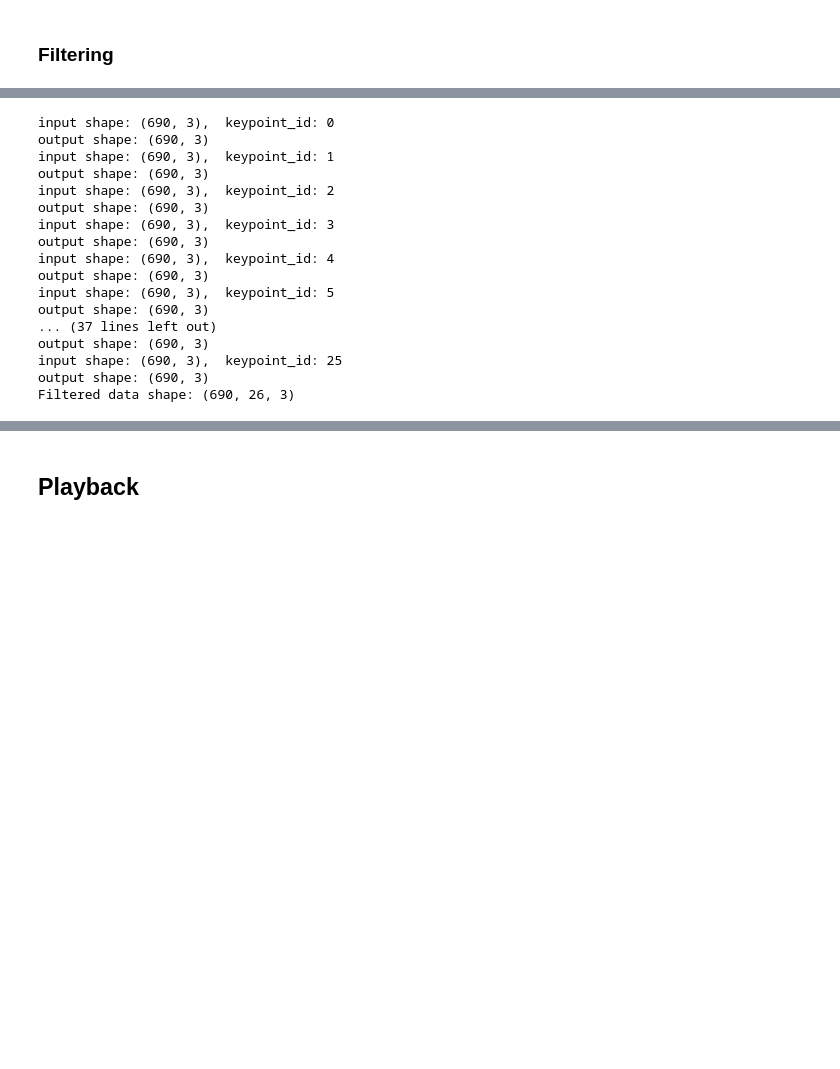
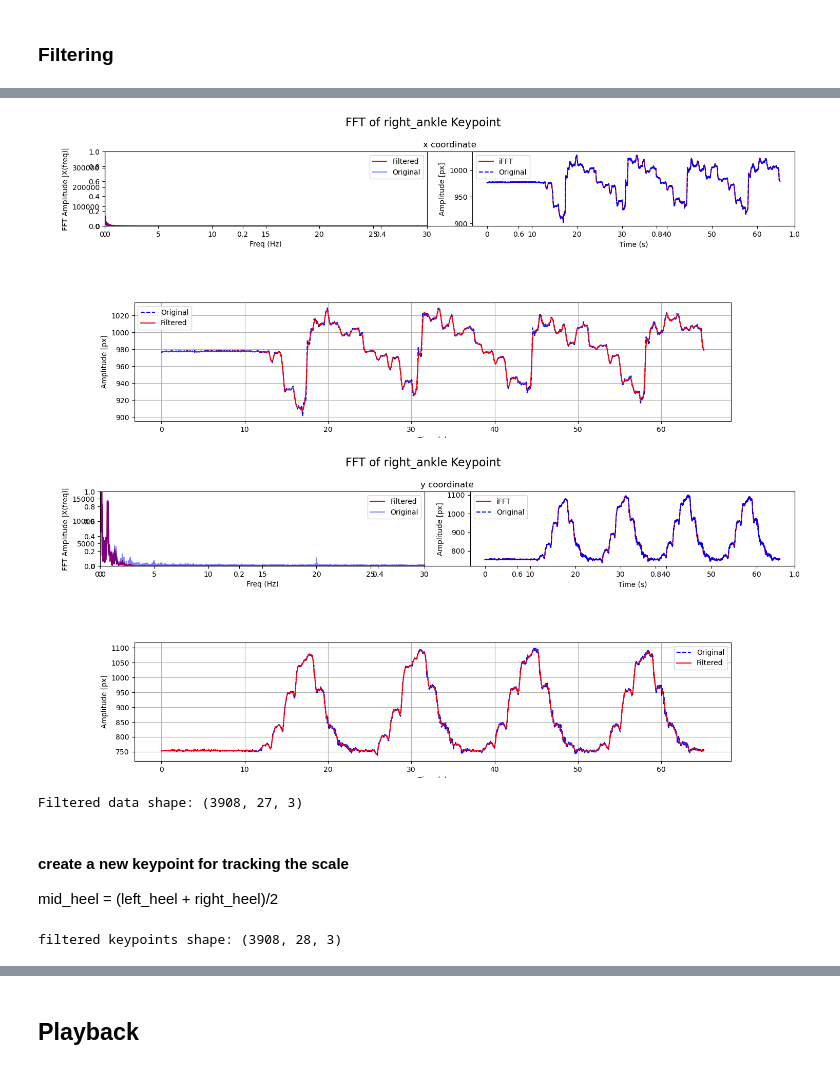
Before and after one commit to MateUnger/StereoVision, a Jupyter notebook: filter_keypoints.ipynb, the cells around one changed output, grey strips where cells are left out. Cells and saved outputs as stored; diff of their text form; code cells hidden in the pictures; blank space fills up the shorter version.

```diff
--- a/filter_keypoints.ipynb
+++ b/filter_keypoints.ipynb
@@ -8,9 +8,14 @@ from numpy.fft import fft, ifft
 from scipy.signal import butter
 from scipy import signal as sp_signal
 import matplotlib as mpl
-mpl.rcParams['figure.dpi'] = 300
+# mpl.rcParams['figure.dpi'] = 300
+# interactive matplotlib in jupyter
+%matplotlib ipympl
 # %%
-filename = 'ken_walking_front_short'
-keypoints_over_time = np.load(f'./saved_coords/validation_test/{filename}.npy')
-keypoints_over_time.shape
+filename = '43916681'
+loaded_data = np.load(f'./stereo_videos/validation_test/{filename}_depth.npz')
+keypoints_over_time = loaded_data['pose_data']
+kpt_labels = loaded_data['kpt_labels']
+print(f'dict keys: {list(loaded_data.keys())}')
+print(f'pose_data shape: {keypoints_over_time.shape}')
 # %% [output]
@@ -209,7 +234,0 @@ plt.plot(filtered_coords[:, 0], 'r')
-# %%
-filtered_data = {
-    'filtered_coords': filtered_coords,
-    'keypoint_id': 16,
-    'max_keypoints': 26
-}
-keypoints_over_time[:,filtered_data['keypoint_id']] = filtered_data['filtered_coords']
@@ -219,22 +235,31 @@ print(keypoints_over_time_transposed.shape)
+# %%
+kpt_idx = 16
+plt.close('all')
+_ = filter_keypoint(keypoints_over_time[:,kpt_idx,:],kpt_labels[kpt_idx],60,True)
+# %% [output]
+[figure, added]
+[figure, added]
+[figure, added]
+[figure, added]
 # %%
 from tqdm import tqdm
 
 
-filename = 'ken_walking_side_short'
-keypoints_over_time = np.load(f'./saved_coords/validation_test/{filename}.npy')
-keypoints_over_time.shape
+# filename = 'ken_walking_side_short'
+# keypoints_over_time = np.load(f'./saved_coords/validation_test/{filename}.npy')
+# keypoints_over_time.shape
 
 
 filtered_data = []
 
 for keypoint_id, keypoint in enumerate(keypoints_over_time.transpose(1, 0, 2)):
 
-    print(f'input shape: {keypoint.shape},  keypoint_id: {keypoint_id}')
-    result = filter_keypoints(keypoint, f'{keypoint_id}', fr=60, create_diagram=False)
+    # print(f'input shape: {keypoint.shape},  keypoint_id: {keypoint_id}')
+    result = filter_keypoint(keypoint, f'{keypoint_id}', fr=60, create_diagram=False)
     # filtered_data = np.stack([filtered_data, result], axis=0)
     filtered_data.append(result)
 
-    print(f'output shape: {result.shape}')
+    # print(f'output shape: {result.shape}')
 
     # if keypoint_id == 2:
     #     break
@@ -243,20 +268,21 @@ for keypoint_id, keypoint in enumerate(keypoints_over_time.transpose(1, 0, 2)):
 filtered_data = np.array(filtered_data).transpose(1, 0, 2)
 print("Filtered data shape:", np.array(filtered_data).shape)
 # %% [output]
-input shape: (690, 3),  keypoint_id: 0
-output shape: (690, 3)
-input shape: (690, 3),  keypoint_id: 1
-output shape: (690, 3)
-input shape: (690, 3),  keypoint_id: 2
-output shape: (690, 3)
-input shape: (690, 3),  keypoint_id: 3
-output shape: (690, 3)
-input shape: (690, 3),  keypoint_id: 4
-output shape: (690, 3)
-input shape: (690, 3),  keypoint_id: 5
-output shape: (690, 3)
-... (37 lines left out)
-output shape: (690, 3)
-input shape: (690, 3),  keypoint_id: 25
-output shape: (690, 3)
-Filtered data shape: (690, 26, 3)
+Filtered data shape: (3908, 27, 3)
+# %% [markdown]
+####  create a new keypoint for tracking the scale
+mid_heel = (left_heel + right_heel)/2
+# %%
+left_heel = filtered_data[:,24,:]
+right_heel = filtered_data[:,25,:]
+
+mid_heel = (left_heel + right_heel)/2
+
+# add the new keypoint to the rest
+filtered_data = np.concat((filtered_data, np.expand_dims(mid_heel, axis=1)), axis=1)
+print(f'filtered keypoints shape: {filtered_data.shape}')
+
+# for i in range(5):
+#     print(f'left: {left_heel[i]},   right: {right_heel[i]}, mid: {mid_heel[i]}')
+# %% [output]
+filtered keypoints shape: (3908, 28, 3)
```
Also changed, not shown: parts of 13 cells of this notebook, 7 other files.
